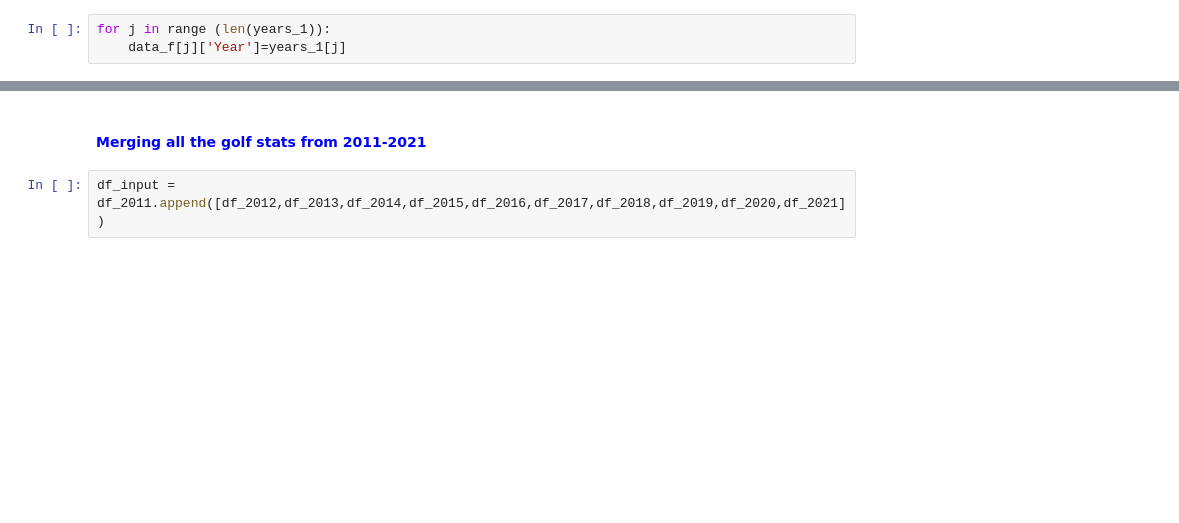
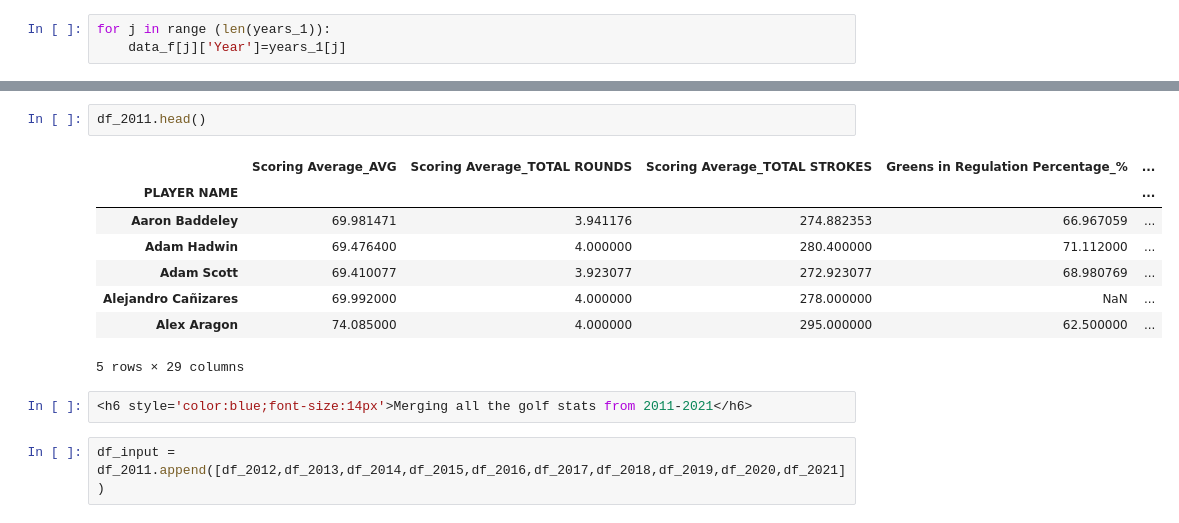
Before and after one commit to Leopard-2019/PREDICTING-PGA-TOUR-PLAYER-S-CHANCE-TO-WIN-A-PGA-TOUR-TOURNAMENT, a Jupyter notebook: notebook/Capstone_Project_Data-Copy1.ipynb, the cells around one changed output, grey strips where cells are left out. Cells and saved outputs as stored; diff of their text form; blank space fills up the shorter version.

```diff
--- a/notebook/Capstone_Project_Data-Copy1.ipynb
+++ b/notebook/Capstone_Project_Data-Copy1.ipynb
@@ -291,7 +290,18 @@ for j in range(len(years_1)):
     df_year_stats['Wins']=np.where(df_year_stats['Win']<='1', '1', '0')
 
     data_f[j]['Win'] = df_year_stats.groupby("PLAYER NAME").aggregate(['max'])['Wins']
-# %% [markdown]
-<h6 style='color:blue;font-size:14px'>Merging all the golf stats from 2011-2021</h6>
+# %%
+df_2011.head()
+# %% [output]
+|  | Scoring Average_AVG | Scoring Average_TOTAL ROUNDS | Scoring Average_TOTAL STROKES | Greens in Regulation Percentage_% | ... |
+| PLAYER NAME |  |  |  |  | ... |
+| Aaron Baddeley | 69.981471 | 3.941176 | 274.882353 | 66.967059 | ... |
+| Adam Hadwin | 69.476400 | 4.000000 | 280.400000 | 71.112000 | ... |
+| Adam Scott | 69.410077 | 3.923077 | 272.923077 | 68.980769 | ... |
+| Alejandro Cañizares | 69.992000 | 4.000000 | 278.000000 | NaN | ... |
+| Alex Aragon | 74.085000 | 4.000000 | 295.000000 | 62.500000 | ... |
+5 rows × 29 columns
+# %%
+<h6 style='color:blue;font-size:14px'>Merging all the golf stats from 2011-2021</h6>
 # %%
 df_input = df_2011.append([df_2012,df_2013,df_2014,df_2015,df_2016,df_2017,df_2018,df_2019,df_2020,df_2021])
```
Also changed, not shown: parts of 65 cells of this notebook, 6 other files.
